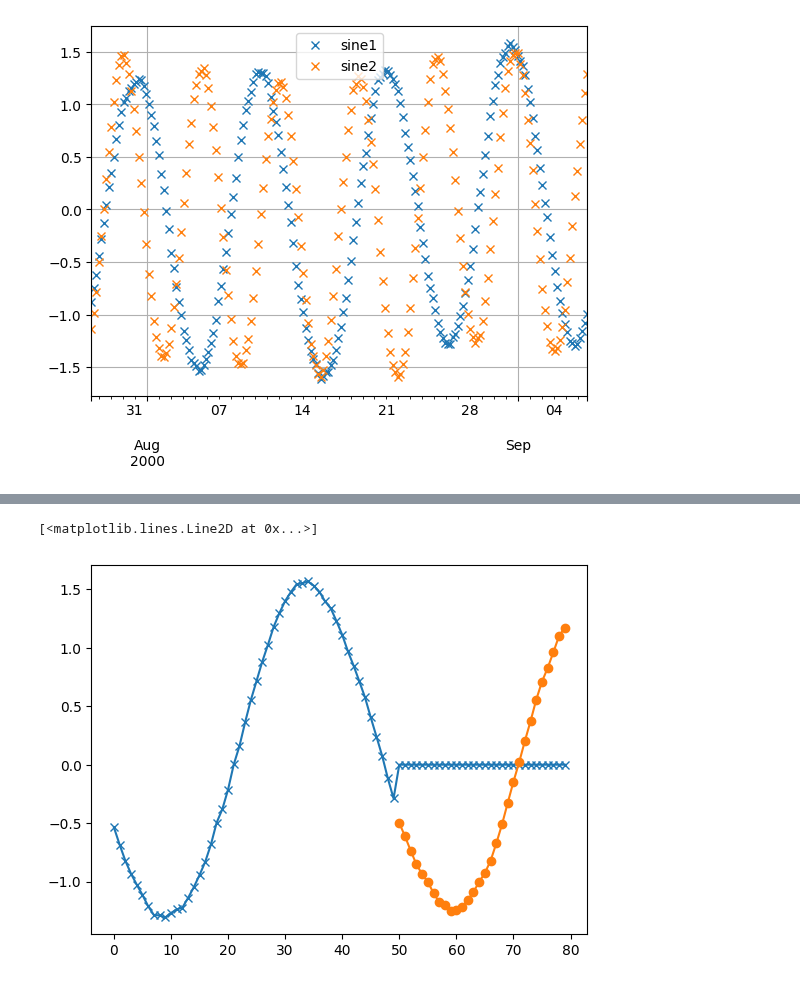
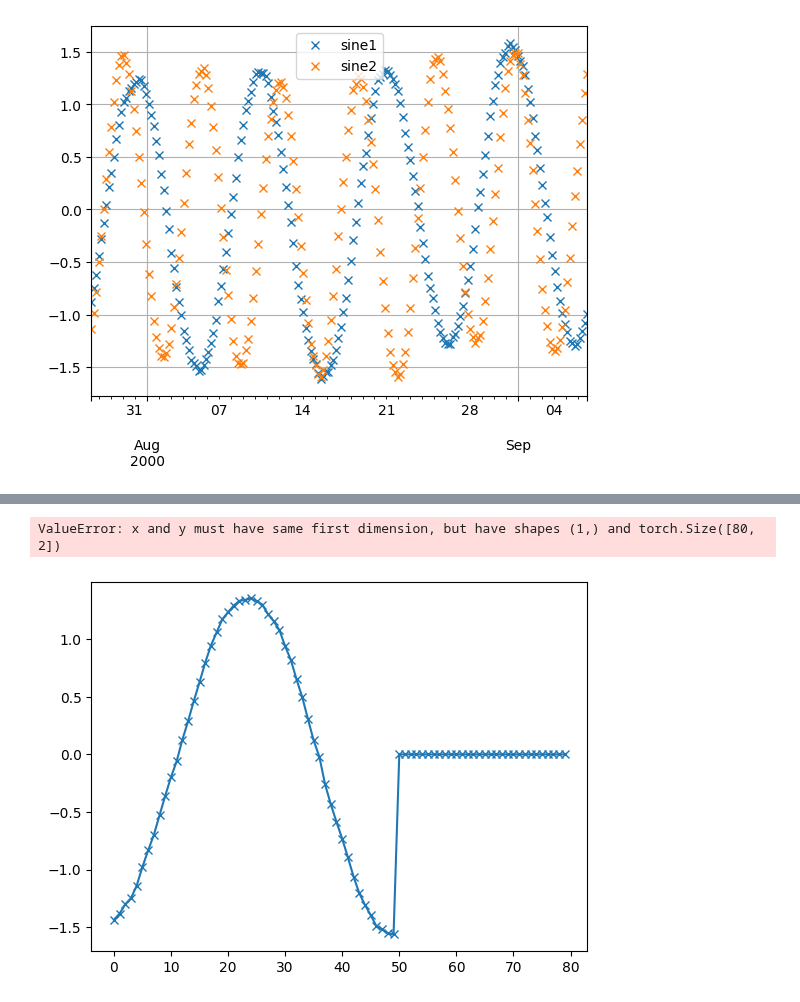
Before and after one commit to EdvardJSHolen/Final-Year-Project, a Jupyter notebook: TimeFusion/random_walk_example.ipynb, the cells around one changed output, grey strips where cells are left out. Drawn from its saved outputs; the diff is of its cells as text; code cells hidden in the pictures.

```diff
--- a/TimeFusion/random_walk_example.ipynb
+++ b/TimeFusion/random_walk_example.ipynb
@@ -81,7 +81,7 @@ plt.grid(True)
 # Define some common variables
 device = torch.device("cpu")
 context_length = 50
-prediction_length = 30
+prediction_length = 1
 
 encodings = [
     #lambda x: math.sin(2*math.pi*x.timestamp() / (3600*24)),
@@ -94,7 +94,7 @@ encodings = [
 
 # Create each dataset
 train_data = TimeFusionDataset(
-    data = data.iloc[:int(0.2*len(data))],
+    data = data.iloc[:int(0.3*len(data))],
     context_length = context_length,
     prediction_length = prediction_length,
     timestamp_encodings = encodings
@@ -141,10 +143,10 @@ Number of trainable parameters: 299650
 # %%
-optimizer = torch.optim.Adam(params=predictor.parameters(),lr=2e-4)
-lr_scheduler = torch.optim.lr_scheduler.LinearLR(optimizer, start_factor=1, end_factor=0.01, total_iters=40)
+optimizer = torch.optim.Adam(params=predictor.parameters(),lr=1e-4)
+lr_scheduler = torch.optim.lr_scheduler.LinearLR(optimizer, start_factor=1, end_factor=0.01, total_iters=60)
 
 predictor.train_network(
     train_loader = train_loader,
-    epochs=40,
+    epochs=60,
     val_loader = val_loader,
     val_metrics= {
         "Val MAE": nn.L1Loss(),
@@ -174,9 +180,20 @@ predictor.train_network(
+# %%
+val_data = TimeFusionDataset(
+    data = data.iloc[int(0.95*len(data)):],
+    context_length = context_length,
+    prediction_length = 30,
+    timestamp_encodings = encodings
+)
 # %%
-sample_index = 240
+sample_index = 100
 
 timestamps = []
 for col in range(val_data.indices.shape[1]):
     timestamps.append(list(val_data.data_copy.iloc[sample_index:,col].dropna().index[:predictor.prediction_length]))
+
+timestamps = []
+for col in range(val_data.indices.shape[1]):
+    timestamps.append(list(val_data.data_copy.iloc[sample_index:,col].dropna().index[:30]))
 
 timestamps = np.array(timestamps)
 
@@ -184,7 +201,8 @@ samples = predictor.sample(
     data = val_data,
     sample_indices = timestamps,
     num_samples = 100,
-    timestamp_encodings = encodings
+    timestamp_encodings = encodings,
+    prediction_length=30
 )
 # %%
 # Get token for sample indices
@@ -195,9 +220,10 @@ token = val_data.get_sample_tensor(
 # %%
 plt.plot(token[0,:,0],"-x")
-plt.plot(list(range(50,80)),torch.mean(samples.cpu(),axis=0)[0],"-o")
+#plt.plot(list(range(50,80)),torch.mean(samples.cpu(),axis=0)[0],"-o")
+plt.plot(list(range(50,51)),torch.mean(samples.cpu(),axis=0)[0],"-o")
 # %% [output]
-[<matplotlib.lines.Line2D at 0x...>]
+ValueError: x and y must have same first dimension, but have shapes (1,) and torch.Size([80, 2])
-[figure, old version]
+[figure, new version]
 # %%
 # Plot the samples
 confidence = 0.1
```
Also changed, not shown: parts of 6 cells of this notebook, 3 other files.
